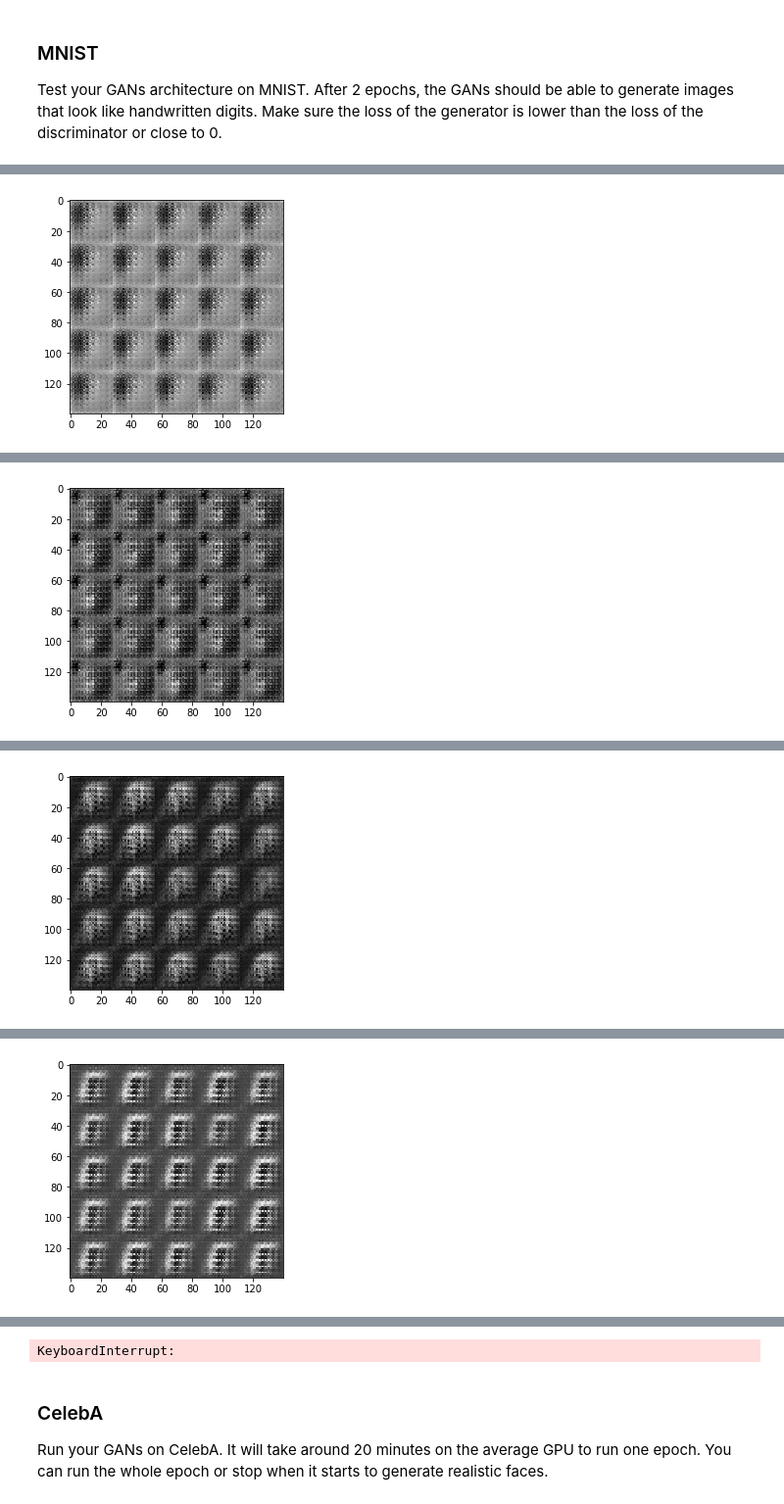
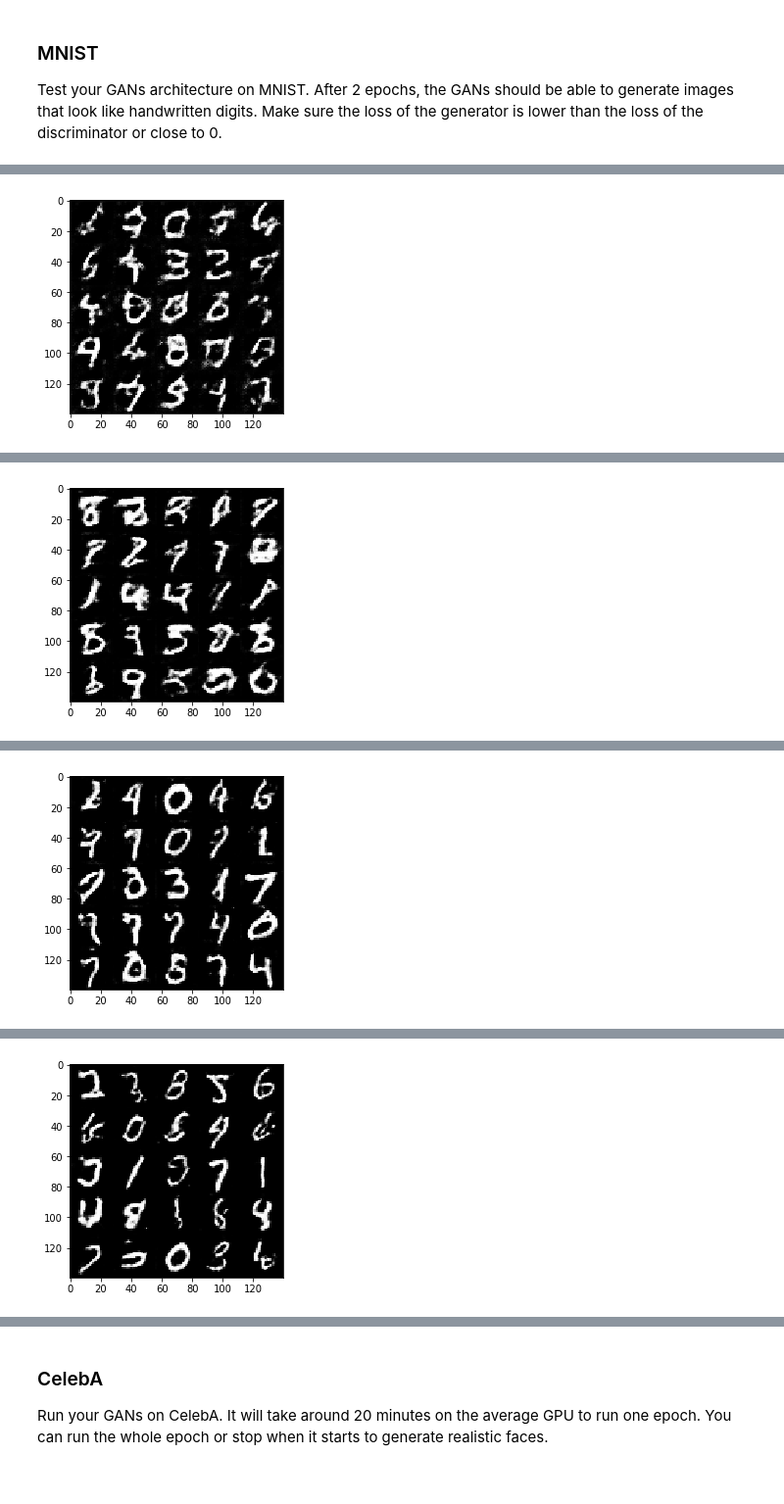
Before and after one commit to pabgonza/deep-learning, a Jupyter notebook: face_generation/dlnd_face_generation-pablo.ipynb, the cells around one changed output, grey strips where cells are left out. Shown at 98% size. Cells and saved outputs as stored; diff of their text form; code cells hidden in the pictures.

```diff
--- a/face_generation/dlnd_face_generation-pablo.ipynb
+++ b/face_generation/dlnd_face_generation-pablo.ipynb
@@ -250,12 +280,16 @@ def model_loss(input_real, input_z, out_channel_dim):
     :return: A tuple of (discriminator loss, generator loss)
     """
     # TODO: Implement Function
+
+    # For label smoothing
+    smooth = 0.1
+
     g_model = generator( input_z, out_channel_dim )
     d_model_real, d_logits_real = discriminator( input_real )
     d_model_fake, d_logits_fake = discriminator( g_model, reuse=True )
 
     d_loss_real = tf.reduce_mean(
-        tf.nn.sigmoid_cross_entropy_with_logits( logits=d_logits_real, labels=tf.ones_like(d_model_real) ))
+        tf.nn.sigmoid_cross_entropy_with_logits( logits=d_logits_real, labels=tf.ones_like(d_model_real)*(1-smooth) ))
     d_loss_fake = tf.reduce_mean(
         tf.nn.sigmoid_cross_entropy_with_logits( logits=d_logits_fake, labels=tf.zeros_like(d_model_fake)))
     g_loss = tf.reduce_mean(
@@ -358,14 +392,13 @@ def train(epoch_count, batch_size, z_dim, learning_rate, beta1, get_batches, dat
     """
     # TODO: Build Model
     n_images = 25
-    print_every = 10
-    show_every = 50
+    print_every = 40
+    show_every = 400
 
-    sample_z = tf.constant(np.random.uniform(-0.5, 0.5, size=(n_images,z_dim)), dtype=tf.float32)
+    sample_z = tf.constant(np.random.uniform(-1, 1, size=(n_images,z_dim)), dtype=tf.float32)
     steps = 0
 
     n_examples, image_width, image_height, image_channels = data_shape
-    print("data_shape:",data_shape)
 
     input_real, input_z, learning_rate_input = model_inputs(image_width, image_height, image_channels, z_dim)
     d_loss, g_loss = model_loss(input_real, input_z, image_channels)
@@ -378,12 +411,15 @@ def train(epoch_count, batch_size, z_dim, learning_rate, beta1, get_batches, dat
             for batch_images in get_batches(batch_size):
                 # TODO: Train Model
                 steps += 1
+                batch_images *= 2
 
                 # generator input z
-                batch_z = np.random.uniform( -0.5, 0.5, size=(batch_size, z_dim))
+                batch_z = np.random.uniform( -1, 1, size=(batch_size, z_dim))
+                #batch_z2 = np.random.uniform( -1, 1, size=(batch_size, z_dim))
 
                 # optimizers
                 _ = sess.run(d_train_opt, feed_dict={input_real:batch_images, input_z:batch_z, learning_rate_input:learning_rate})
+                _ = sess.run(g_train_opt, feed_dict={input_z:batch_z, input_real:batch_images, learning_rate_input:learning_rate})
                 _ = sess.run(g_train_opt, feed_dict={input_z:batch_z, input_real:batch_images, learning_rate_input:learning_rate})
 
                 if steps % print_every == 0:
@@ -391,17 +427,20 @@ def train(epoch_count, batch_size, z_dim, learning_rate, beta1, get_batches, dat
                     train_loss_d = d_loss.eval({input_z: batch_z, input_real: batch_images})
                     train_loss_g = g_loss.eval({input_z: batch_z})
 
-                    print("Epoch {}/{}...".format(epoch_i+1, epoch_count),
+                    print("Step {}, Epoch {}/{}...".format(steps, epoch_i+1, epoch_count),
                           "Discriminator Loss: {:.4f}...".format(train_loss_d),
                           "Generator Loss: {:.4f}".format(train_loss_g))
 
                 if steps % show_every == 0:
                     show_generator_output(sess, n_images, sample_z, image_channels, data_image_mode)
+
+        print("Final examples")
+        show_generator_output(sess, n_images, sample_z, image_channels, data_image_mode)
 # %% [markdown]
 ### MNIST
 Test your GANs architecture on MNIST.  After 2 epochs, the GANs should be able to generate images that look like handwritten digits.  Make sure the loss of the generator is lower than the loss of the discriminator or close to 0.
 # %%
-batch_size = 256
+batch_size = 32
 z_dim = 100
 learning_rate = 0.0002
 beta1 = 0.5
@@ -426 +469 @@ Epoch 1/2... Discriminator Loss: 1.2849... Generator Loss: 0.8727
-[figure, old version]
+[figure, new version]
@@ -432 +480 @@ Epoch 1/2... Discriminator Loss: 1.1811... Generator Loss: 1.0871
-[figure, old version]
+[figure, new version]
@@ -438 +491 @@ Epoch 1/2... Discriminator Loss: 1.4208... Generator Loss: 0.5954
-[figure, old version]
+[figure, new version]
@@ -444 +502 @@ Epoch 1/2... Discriminator Loss: 1.4908... Generator Loss: 0.5290
-[figure, old version]
+[figure, new version]
@@ -458,4 +526,3 @@ Epoch 2/2... Discriminator Loss: 1.2948... Generator Loss: 0.7573
-KeyboardInterrupt:
 # %% [markdown]
 ### CelebA
 Run your GANs on CelebA.  It will take around 20 minutes on the average GPU to run one epoch.  You can run the whole epoch or stop when it starts to generate realistic faces.
```
Also changed, not shown: parts of 11 cells of this notebook, 1 other file.
